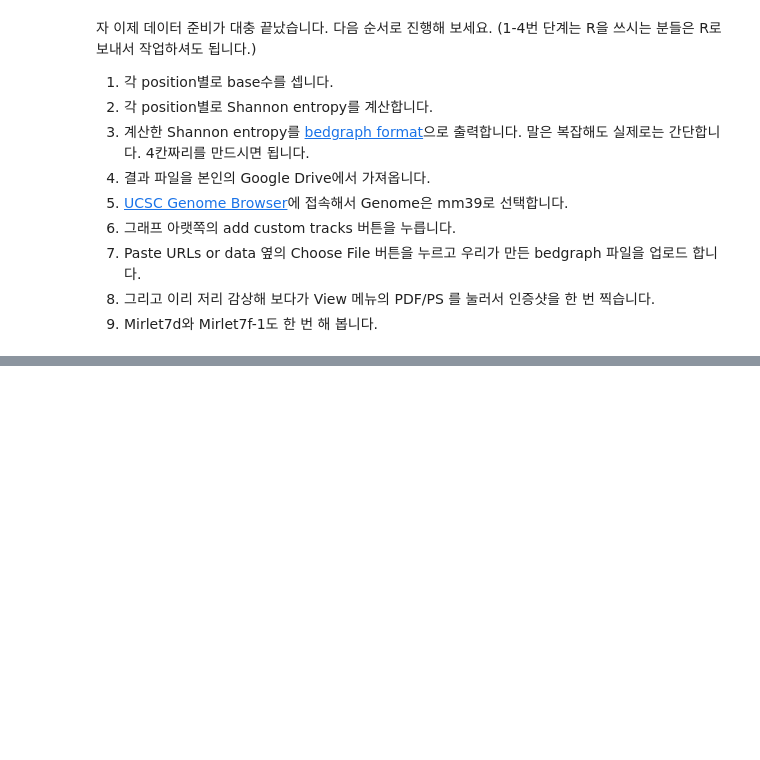
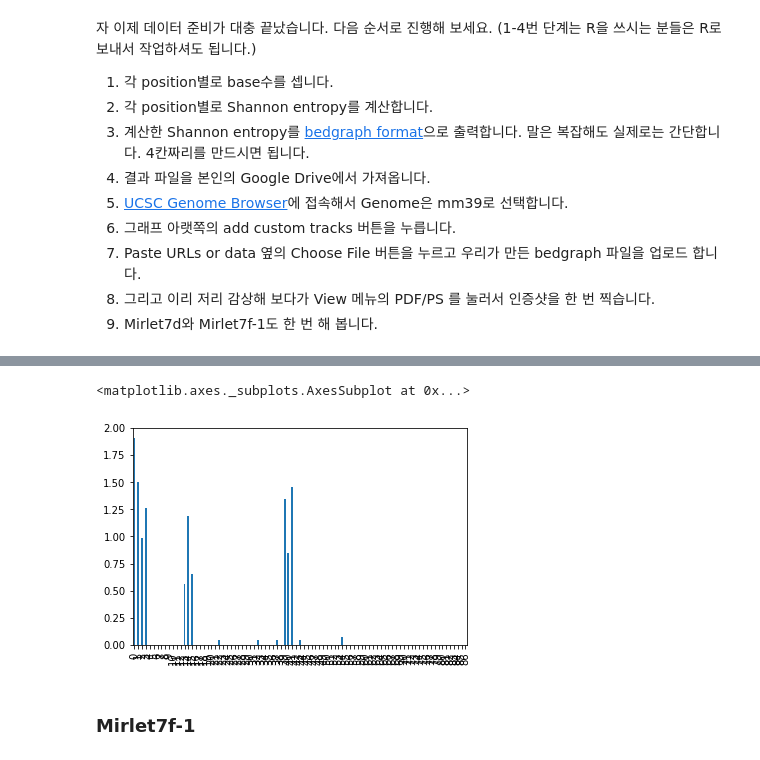
Before and after one commit to hyejun18/bioinfo1, a Jupyter notebook: notebooks/CoLab_TermProj_2022_3.ipynb, the cells around one changed output, grey strips where cells are left out. Saved outputs shown, nothing was run; the diff lists cells and outputs as text; code cells hidden in the pictures; blank space fills up the shorter version.

```diff
--- a/notebooks/CoLab_TermProj_2022_3.ipynb
+++ b/notebooks/CoLab_TermProj_2022_3.ipynb
@@ -169,0 +248,18 @@ pileup[pileup['pos'] == 106056094].iloc[0]['matches']
+# %%
+pileup = pd.read_csv('../clip/CLIP-let7d-gene.pileup', sep='\t', names=['chrom', 'pos', '_ref', 'count', 'basereads', 'quals'])
+toremove = re.compile('[<>$*#^]')
+pileup['matches'] = pileup['basereads'].apply(lambda x: toremove.sub('', x))
+
+pileup['entropy'] = pileup['matches'].apply(calculate_shannon_entropy)
+pileup['start'] = pileup.pos.sub(1)
+pileup.head()
+
+pileup[['chrom', 'start', 'pos', 'entropy']].to_csv('../clip/Mirlet7d_entropy.bedGraph', sep='\t', index=None, header=None)
+pileup[['chrom', 'start', 'pos', 'entropy']]
+
+pileup.entropy.plot.bar()
+# %% [output]
+<matplotlib.axes._subplots.AxesSubplot at 0x...>
+[figure, added]
+# %% [markdown]
+### Mirlet7f-1
```
Also changed, not shown: parts of 14 cells of this notebook.
